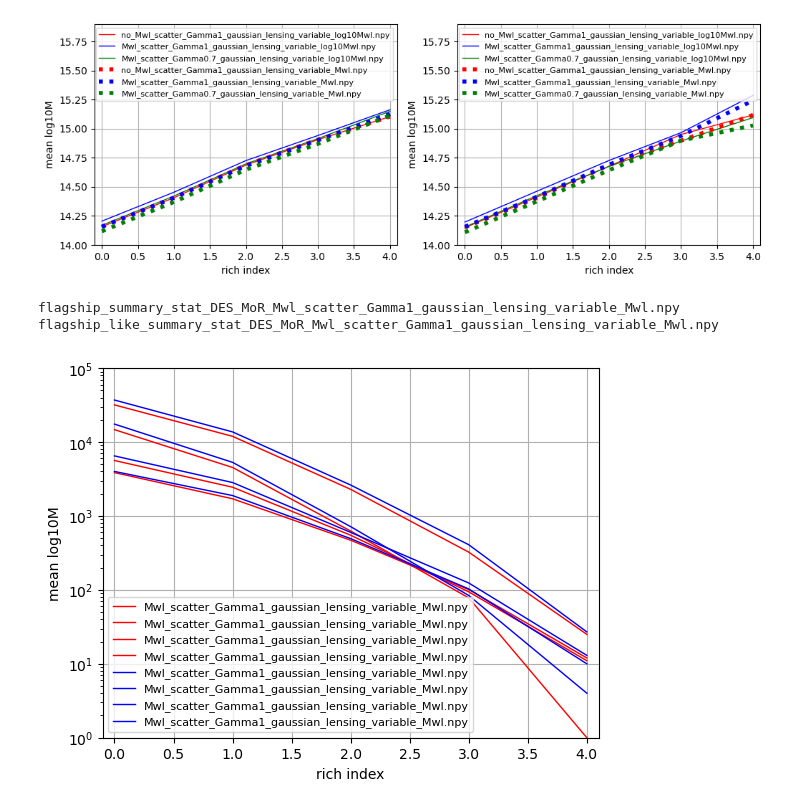
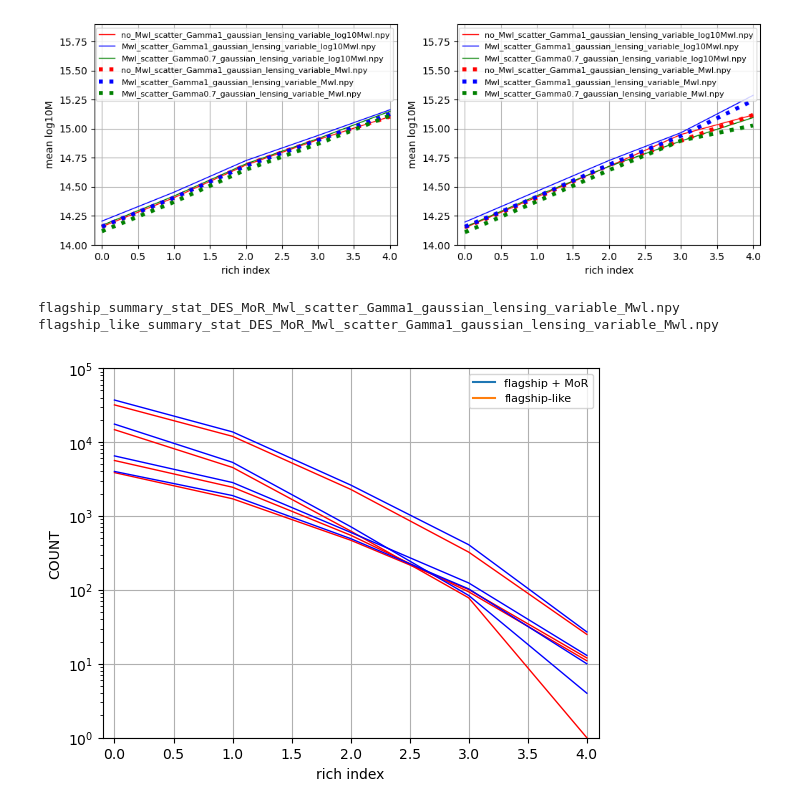
Before and after one commit to calumhrmurray/capish, a Jupyter notebook: euclid_flagship_simulations/see_flagship_summary_stats.ipynb, the cells around one changed output. Saved outputs shown, nothing was run; the diff lists cells and outputs as text; code cells hidden in the pictures.

```diff
--- a/euclid_flagship_simulations/see_flagship_summary_stats.ipynb
+++ b/euclid_flagship_simulations/see_flagship_summary_stats.ipynb
@@ -91,26 +91,28 @@ dict_keys(['count_with_m200b_def', 'mean_log10m200b', 'count_with_m200c_def', 'm
 # %%
 plt.figure(dpi=100)
 color = ['r','b','g']
 file = ['flagship_summary_stat_DES_MoR_Mwl_scatter_Gamma1_gaussian_lensing_variable_Mwl.npy',
        'flagship_like_summary_stat_DES_MoR_Mwl_scatter_Gamma1_gaussian_lensing_variable_Mwl.npy',
        ]
 for i, f in enumerate(file):
     print(f)
     data = np.load(f, allow_pickle=True).item()
 
-    plt.plot(data['count_with_m200b_def'], color=color[i],label = f.split('MoR_')[1], lw=1)
+    plt.plot(data['count_with_m200b_def'], color=color[i], lw=1)
 plt.yscale('log')
+plt.plot([], [], label = 'flagship + MoR')
+plt.plot([], [], label = 'flagship-like')
 
 plt.xlabel('rich index')
 plt.ylabel('Count')
 plt.legend(fontsize=8)
 plt.xlabel('rich index')
-plt.ylabel('mean log10M')
+plt.ylabel('COUNT')
 plt.xlim(-0.1, 4.1)
 plt.grid(True)
 plt.ylim(1, 100000)
 plt.savefig(f'sims_count.png', dpi = 300, bbox_inches='tight',)
 # %% [output]
 flagship_summary_stat_DES_MoR_Mwl_scatter_Gamma1_gaussian_lensing_variable_Mwl.npy
 flagship_like_summary_stat_DES_MoR_Mwl_scatter_Gamma1_gaussian_lensing_variable_Mwl.npy
-[figure, old version]
+[figure, new version]
```
